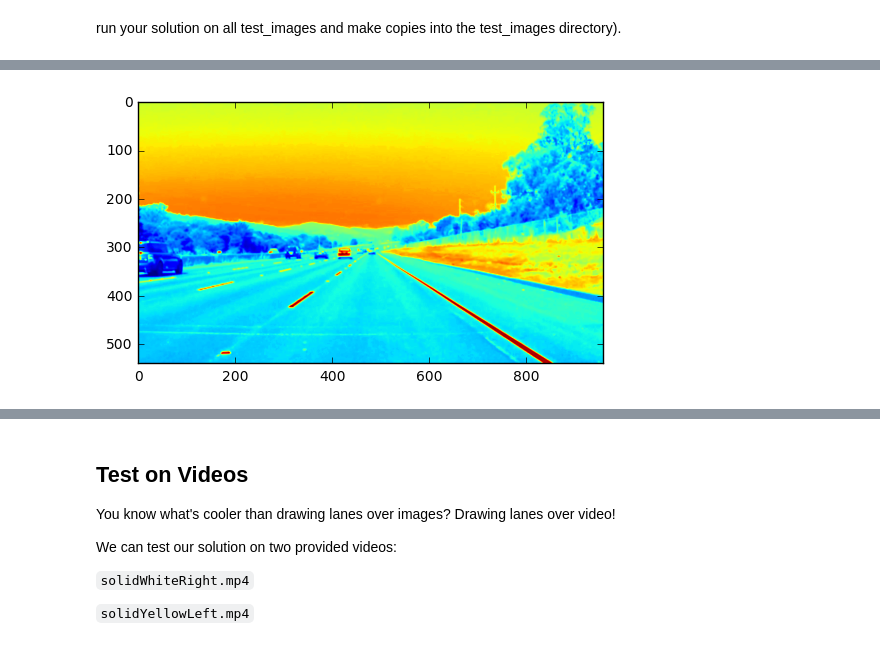
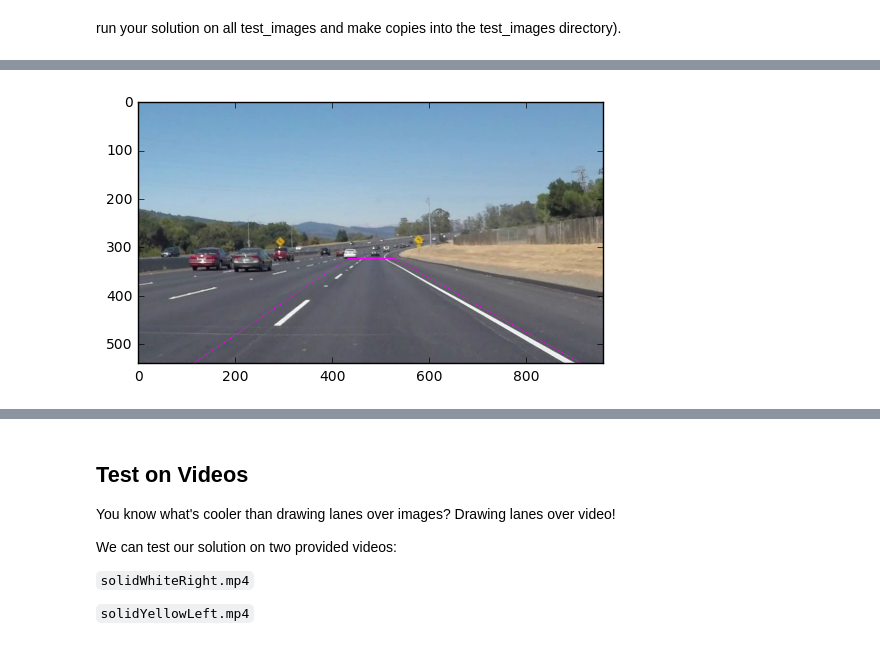
Before and after one commit to kaixinguor/CarND-LaneLines-P1, a Jupyter notebook: P1.ipynb, the cells around one changed output, grey strips where cells are left out. Cells and saved outputs as stored; diff of their text form; code cells hidden in the pictures.

Commit message:
line detection finished

```diff
--- a/P1.ipynb
+++ b/P1.ipynb
@@ -107,7 +107,7 @@ def region_of_interest(img, vertices):
     return masked_image
 
 
-def draw_lines(img, lines, color=[255, 0, 0], thickness=2):
+def draw_lines(img, lines, color=[255, 0, 0], thickness=4):
     """
     NOTE: this is the function you might want to use as a starting point once you want to
     average/extrapolate the line segments you detect to map out the full
@@ -137,6 +137,8 @@ def hough_lines(img, rho, theta, threshold, min_line_len, max_line_gap):
     lines = cv2.HoughLinesP(img, rho, theta, threshold, np.array([]), minLineLength=min_line_len, maxLineGap=max_line_gap)
     line_img = np.zeros((img.shape[0], img.shape[1], 3), dtype=np.uint8)
     draw_lines(line_img, lines)
+    print("{0:d} lines detected".format(len(lines)))
+    print(lines)
     return line_img
 
 # Python 3 has support for cool math symbols.
@@ -181,51 +183,53 @@ numImg = len(imgList)
 print("total number of test images: {0:d}".format(numImg))
 print(imgList)
 
-imgFile = os.path.join(dir_test,imgList[1])
-image = mpimg.imread(imgFile)
+for iimg in np.arange(numImg):
+    imgFile = os.path.join(dir_test,imgList[iimg])
+    image = mpimg.imread(imgFile)
 
-# convert to gray scale image
-gray = grayscale(image)
+    # convert to gray scale image
+    gray = grayscale(image)
 
-# Gaussian smoothing / blurring
-kernel_size = 5 # Must be an odd number (3, 5, 7...)
-blur_gray = gaussian_blur(gray, kernel_size)
+    # Gaussian smoothing / blurring
+    kernel_size = 3 # Must be an odd number (3, 5, 7...)
+    blur_gray = gaussian_blur(gray, kernel_size)
 
-plt.figure()
-plt.imshow(blur_gray)
+    # Canny edge detection
+    low_threshold = 50
+    high_threshold = 150
+    edges = canny(blur_gray, low_threshold, high_threshold)
 
-# Canny edge detection
-low_threshold = 50
-high_threshold = 150
-edges = canny(blur_gray, low_threshold, high_threshold)
+    # region of interest
+    imshape = image.shape
+    vertices = np.array([[(imshape[1]*0.12,imshape[0]),(imshape[1]*0.45, imshape[0]*0.6), \
+                          (imshape[1]*0.55, imshape[0]*0.6), (imshape[1]*0.95,imshape[0])]], dtype=np.int32)
+    plt.figure()
+    num_pt = len(vertices[0,:])
+    for i in np.arange(num_pt):
+        pt1 = vertices[0,i]
+        pt2 = vertices[0,i-3]
+        cv2.line(image,(pt1[0],pt1[1]),(pt2[0],pt2[1]),[255,0,255])
+    plt.imshow(image)
 
-# region of interest
-imshape = image.shape
-vertices = np.array([[(40,imshape[0]),(imshape[1]*0.48, imshape[0]*0.52), \
-                      (imshape[1]*0.52, imshape[0]*0.52), (imshape[1]-40,imshape[0])]], dtype=np.int32)
-masked_edges = region_of_interest(edges, vertices)
+    masked_edges = region_of_interest(edges, vertices)
 
+    # Hough transform
+    rho = 1 # distance resolution in pixels of the Hough grid
+    theta = 1*np.pi/180 # angular resolution in radians of the Hough grid
+    threshold = 40     # minimum number of votes (intersections in Hough grid cell)
+    min_line_len = 20 #minimum number of pixels making up a line
+    max_line_gap = 20    # maximum gap in pixels between connectable line segments
+    line_image = np.copy(image)*0 # creating a blank to draw lines on
+    lines = hough_lines(masked_edges, rho, theta, threshold, min_line_len, max_line_gap)
 
+    # Create a "color" binary image to combine with line image
+    color_edges = np.dstack((edges, edges, edges))
 
-# Hough transform
-rho = 1 # distance resolution in pixels of the Hough grid
-theta = 1*np.pi/180 # angular resolution in radians of the Hough grid
-threshold = 20     # minimum number of votes (intersections in Hough grid cell)
-min_line_len = 20 #minimum number of pixels making up a line
-max_line_gap = 20    # maximum gap in pixels between connectable line segments
-line_image = np.copy(image)*0 # creating a blank to draw lines on
-lines = hough_lines(masked_edges, rho, theta, threshold, min_line_len, max_line_gap)
+    # Draw the lines on the edge image
+    lines_edges = weighted_img(color_edges, lines)
 
-# Create a "color" binary image to combine with line image
-color_edges = np.dstack((edges, edges, edges))
-
-# Draw the lines on the edge image
-lines_edges = weighted_img(color_edges, lines)
-
-plt.figure()
-plt.imshow(image,cmap='gray')
-plt.figure()
-plt.imshow(lines_edges)
+    plt.figure()
+    plt.imshow(lines_edges)
 # %% [output]
 total number of test images: 6
 ['solidWhiteCurve.jpg', 'solidWhiteRight.jpg', 'solidYellowCurve.jpg', 'solidYellowCurve2.jpg', 'solidYellowLeft.jpg', 'whiteCarLaneSwitch.jpg']
@@ -233 +251 @@ total number of test images: 6
-[figure, old version]
+[figure, new version]
```
Also changed, not shown: parts of 1 cell of this notebook.
